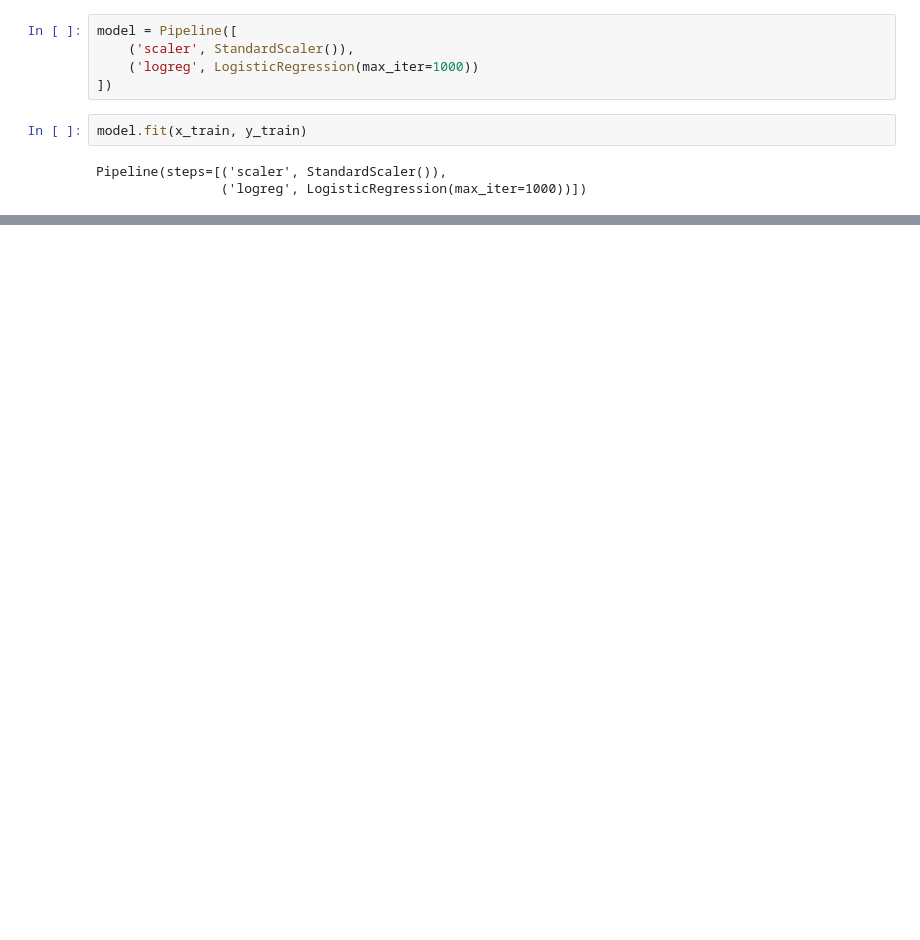
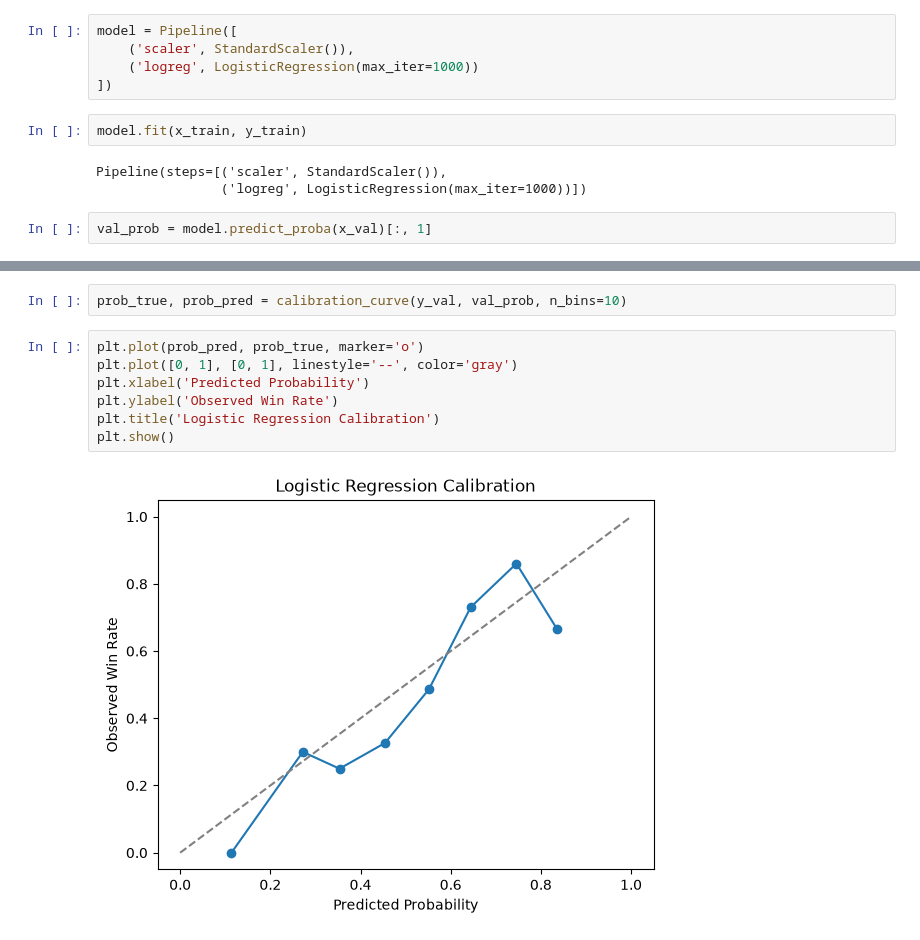
Before and after one commit to swcrockett/nfl-win-probability-model, a Jupyter notebook: notebooks/03_baseline_model.ipynb, the cells around one changed output, grey strips where cells are left out. Cells and saved outputs as stored; diff of their text form; blank space fills up the shorter version.

Commit message:
Logistic Regression graphed

```diff
--- a/notebooks/03_baseline_model.ipynb
+++ b/notebooks/03_baseline_model.ipynb
@@ -87,3 +99,5 @@ model.fit(x_train, y_train)
 # %% [output]
 Pipeline(steps=[('scaler', StandardScaler()),
                 ('logreg', LogisticRegression(max_iter=1000))])
+# %%
+val_prob = model.predict_proba(x_val)[:, 1]
@@ -89,0 +161,11 @@ Pipeline(steps=[('scaler', StandardScaler()),
+# %%
+prob_true, prob_pred = calibration_curve(y_val, val_prob, n_bins=10)
+# %%
+plt.plot(prob_pred, prob_true, marker='o')
+plt.plot([0, 1], [0, 1], linestyle='--', color='gray')
+plt.xlabel('Predicted Probability')
+plt.ylabel('Observed Win Rate')
+plt.title('Logistic Regression Calibration')
+plt.show()
+# %% [output]
+[figure, added]
```
Also changed, not shown: parts of 8 cells of this notebook, 1 other file.
